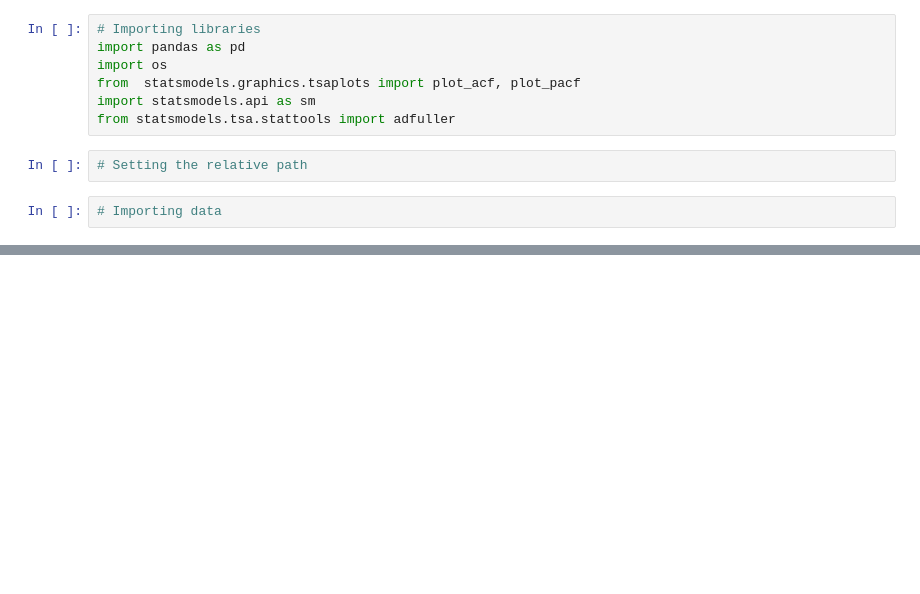
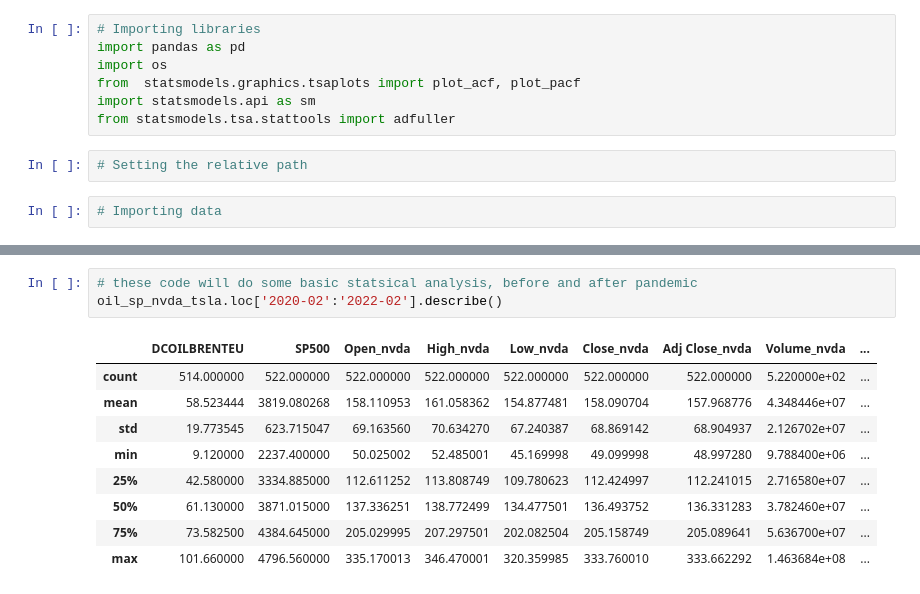
Before and after one commit to Abdulah94/Financial-Analysis-and-Trading-Strategies, a Jupyter notebook: code/jubyter-notebook.ipynb, the cells around one changed output, grey strips where cells are left out. Cells and saved outputs as stored; diff of their text form; blank space fills up the shorter version.

```diff
--- a/code/jubyter-notebook.ipynb
+++ b/code/jubyter-notebook.ipynb
@@ -37,0 +55,13 @@ oil_sp
+# %%
+# these code will do some basic statsical analysis, before and after pandemic
+oil_sp_nvda_tsla.loc['2020-02':'2022-02'].describe()
+# %% [output]
+|  | DCOILBRENTEU | SP500 | Open_nvda | High_nvda | Low_nvda | Close_nvda | Adj Close_nvda | Volume_nvda | ... |
+| count | 514.000000 | 522.000000 | 522.000000 | 522.000000 | 522.000000 | 522.000000 | 522.000000 | 5.220000e+02 | ... |
+| mean | 58.523444 | 3819.080268 | 158.110953 | 161.058362 | 154.877481 | 158.090704 | 157.968776 | 4.348446e+07 | ... |
+| std | 19.773545 | 623.715047 | 69.163560 | 70.634270 | 67.240387 | 68.869142 | 68.904937 | 2.126702e+07 | ... |
+| min | 9.120000 | 2237.400000 | 50.025002 | 52.485001 | 45.169998 | 49.099998 | 48.997280 | 9.788400e+06 | ... |
+| 25% | 42.580000 | 3334.885000 | 112.611252 | 113.808749 | 109.780623 | 112.424997 | 112.241015 | 2.716580e+07 | ... |
+| 50% | 61.130000 | 3871.015000 | 137.336251 | 138.772499 | 134.477501 | 136.493752 | 136.331283 | 3.782460e+07 | ... |
+| 75% | 73.582500 | 4384.645000 | 205.029995 | 207.297501 | 202.082504 | 205.158749 | 205.089641 | 5.636700e+07 | ... |
+| max | 101.660000 | 4796.560000 | 335.170013 | 346.470001 | 320.359985 | 333.760010 | 333.662292 | 1.463684e+08 | ... |
```
Also changed, not shown: parts of 8 cells of this notebook.
